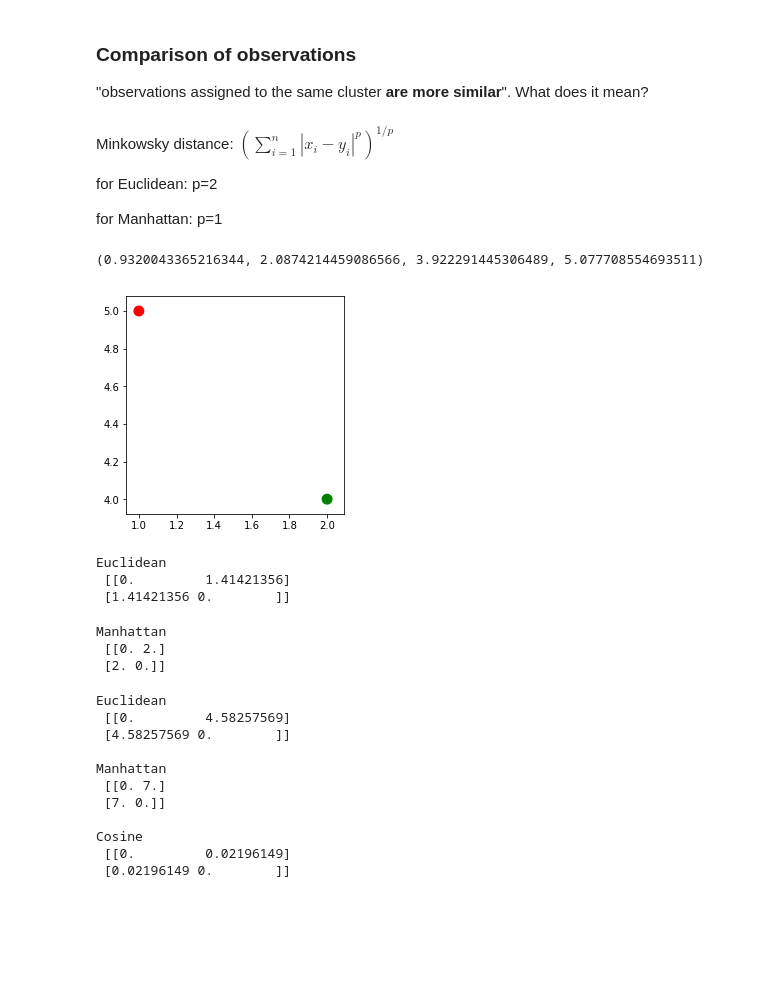
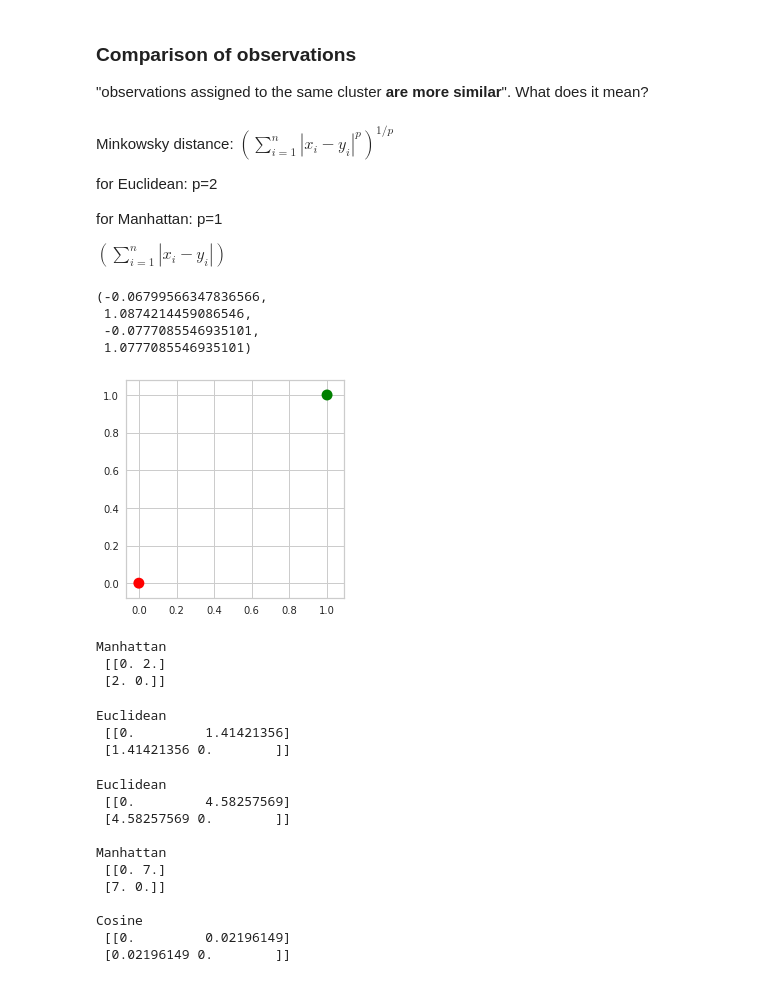
Before and after one commit to biof509/spring2019, a Jupyter notebook: docs/_downloads/ac1838d7f34efb39876ee05fc294247c/Week7.ipynb, the cells around one changed output. Drawn from its saved outputs; the diff is of its cells as text; code cells hidden in the pictures; blank space fills up the shorter version.

```diff
--- a/docs/_downloads/ac1838d7f34efb39876ee05fc294247c/Week7.ipynb
+++ b/docs/_downloads/ac1838d7f34efb39876ee05fc294247c/Week7.ipynb
@@ -27,3 +27,5 @@ Minkowsky distance:  $\left(\sum_{i=1}^n |x_i-y_i|^p\right)^{1/p}$
 for Euclidean: p=2
 
 for Manhattan: p=1
+
+$\left(\sum_{i=1}^n |x_i-y_i|\right)$
@@ -38,18 +43,28 @@ import scipy.spatial.distance
 from sklearn.metrics import pairwise_distances
 # %%
 ### Distances and similarities between data points
-X = np.array([[1, 5],
-              [2, 4]])
+X = np.array([[0, 0],
+              [1, 1]])
 
 fig = plt.figure()
 ax = fig.add_subplot(111)
 ax.patch.set_facecolor('white')
 ax.scatter(X[...,0], X[...,1], c=("red", "green"), s=120, edgecolors='none')
 ax.set_autoscale_on(False)
 ax.axis('square')
 # %% [output]
-(0.9320043365216344, 2.0874214459086566, 3.922291445306489, 5.077708554693511)
+(-0.06799566347836566,
+ 1.0874214459086546,
+ -0.0777085546935101,
+ 1.0777085546935101)
-[figure, old version]
+[figure, new version]
+# %%
+D = pairwise_distances(X, metric = 'manhattan')
+print("Manhattan\n", D)
+# %% [output]
+Manhattan
+ [[0. 2.]
+ [2. 0.]]
 # %%
 D = pairwise_distances(X, metric = 'euclidean')
 print("Euclidean\n", D)
@@ -58,13 +73,6 @@ print()
 Euclidean
  [[0.         1.41421356]
  [1.41421356 0.        ]]
-# %%
-D = pairwise_distances(X, metric = 'manhattan')
-print("Manhattan\n", D)
-# %% [output]
-Manhattan
- [[0. 2.]
- [2. 0.]]
 # %%
 ## Works the same way for 3 or higher dimensions:
 X = np.array([[6, 0.0, 1.0],
```
Also changed, not shown: parts of 21 cells of this notebook, 26 other files.
